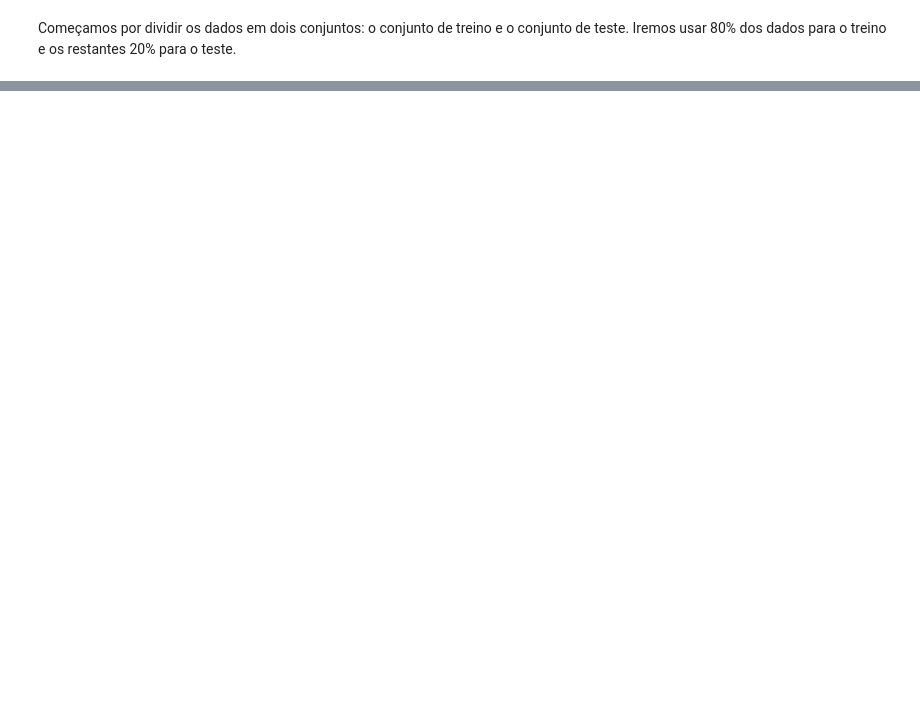
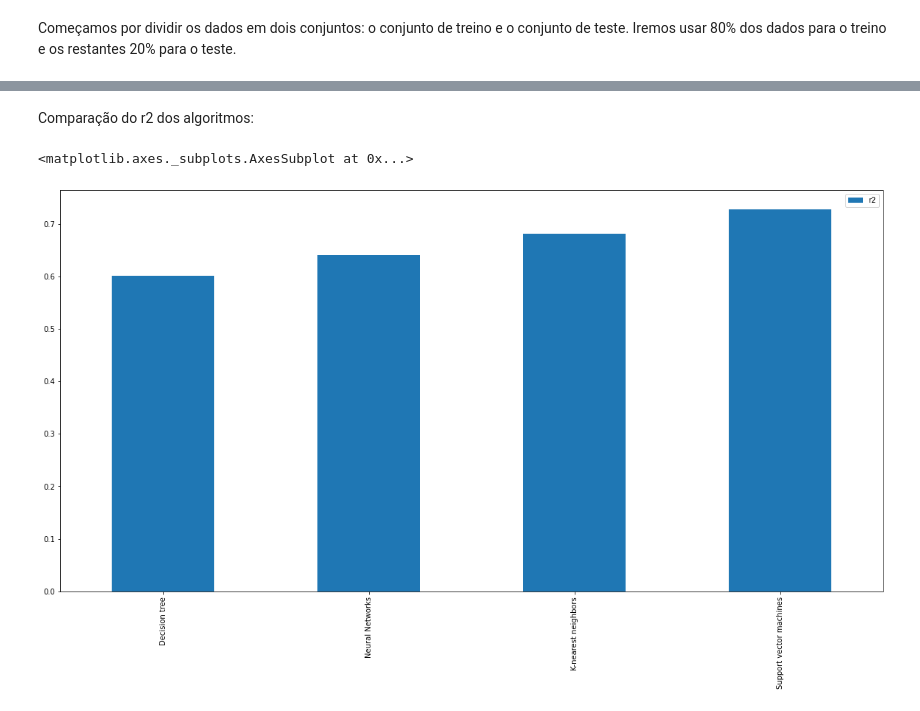
Before and after one commit to jppm99/IART, a Jupyter notebook: T2/src/Trabalho 2.ipynb, the cells around one changed output, grey strips where cells are left out. Saved outputs shown, nothing was run; the diff lists cells and outputs as text; code cells hidden in the pictures; blank space fills up the shorter version.

```diff
--- a/T2/src/Trabalho 2.ipynb
+++ b/T2/src/Trabalho 2.ipynb
@@ -913,0 +1127,7 @@ Pipeline(memory=None,
+# %% [markdown]
+Comparação do r2 dos algoritmos:
+# %%
+metrics.plot.bar(y='r2', figsize=(20,10))
+# %% [output]
+<matplotlib.axes._subplots.AxesSubplot at 0x...>
+[figure, added]
```
Also changed, not shown: parts of 60 cells of this notebook, 1 other file.
